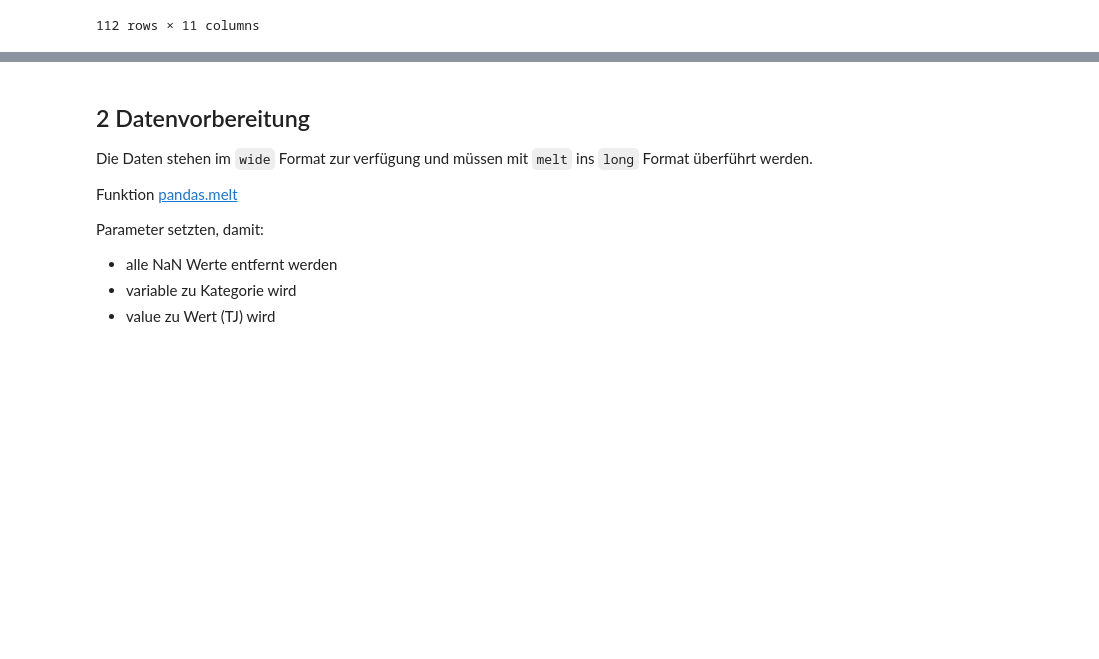
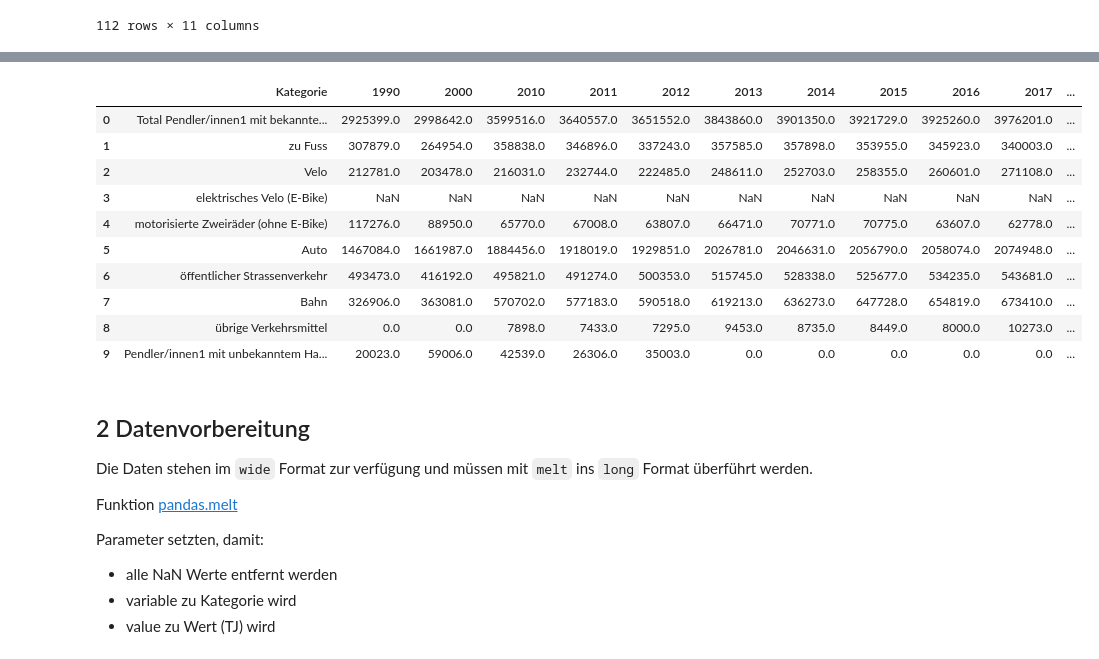
Before and after one commit to marco-weber/BMLD-2022-Informatik-Leistungsnachweis, a Jupyter notebook: Leistungsnachweisname_FilipaWeber_AnnaHasenfratz_EnyaJossen.ipynb, the cells around one changed output, grey strips where cells are left out. Saved outputs shown, nothing was run; the diff lists cells and outputs as text; code cells hidden in the pictures; blank space fills up the shorter version.

```diff
--- a/Leistungsnachweisname_FilipaWeber_AnnaHasenfratz_EnyaJossen.ipynb
+++ b/Leistungsnachweisname_FilipaWeber_AnnaHasenfratz_EnyaJossen.ipynb
@@ -68,3 +82,18 @@ df
+# %%
+df_transport = pandas.read_csv('Erwerbstätige Pendler nach Hauptverkehrsmitteln_clean.csv', engine='python', header=6, skipfooter=23, na_values='...')
+df_transport
+# %% [output]
+|  | Kategorie | 1990 | 2000 | 2010 | 2011 | 2012 | 2013 | 2014 | 2015 | 2016 | 2017 | ... |
+| 0 | Total Pendler/innen1 mit bekannte... | 2925399.0 | 2998642.0 | 3599516.0 | 3640557.0 | 3651552.0 | 3843860.0 | 3901350.0 | 3921729.0 | 3925260.0 | 3976201.0 | ... |
+| 1 | zu Fuss | 307879.0 | 264954.0 | 358838.0 | 346896.0 | 337243.0 | 357585.0 | 357898.0 | 353955.0 | 345923.0 | 340003.0 | ... |
+| 2 | Velo | 212781.0 | 203478.0 | 216031.0 | 232744.0 | 222485.0 | 248611.0 | 252703.0 | 258355.0 | 260601.0 | 271108.0 | ... |
+| 3 | elektrisches Velo (E-Bike) | NaN | NaN | NaN | NaN | NaN | NaN | NaN | NaN | NaN | NaN | ... |
+| 4 | motorisierte Zweiräder (ohne E-Bike) | 117276.0 | 88950.0 | 65770.0 | 67008.0 | 63807.0 | 66471.0 | 70771.0 | 70775.0 | 63607.0 | 62778.0 | ... |
+| 5 | Auto | 1467084.0 | 1661987.0 | 1884456.0 | 1918019.0 | 1929851.0 | 2026781.0 | 2046631.0 | 2056790.0 | 2058074.0 | 2074948.0 | ... |
+| 6 | öffentlicher Strassenverkehr | 493473.0 | 416192.0 | 495821.0 | 491274.0 | 500353.0 | 515745.0 | 528338.0 | 525677.0 | 534235.0 | 543681.0 | ... |
+| 7 | Bahn | 326906.0 | 363081.0 | 570702.0 | 577183.0 | 590518.0 | 619213.0 | 636273.0 | 647728.0 | 654819.0 | 673410.0 | ... |
+| 8 | übrige Verkehrsmittel | 0.0 | 0.0 | 7898.0 | 7433.0 | 7295.0 | 9453.0 | 8735.0 | 8449.0 | 8000.0 | 10273.0 | ... |
+| 9 | Pendler/innen1 mit unbekanntem Ha... | 20023.0 | 59006.0 | 42539.0 | 26306.0 | 35003.0 | 0.0 | 0.0 | 0.0 | 0.0 | 0.0 | ... |
 # %% [markdown]
 ## 2 Datenvorbereitung
 Die Daten stehen im `wide` Format zur verfügung und müssen mit `melt` ins `long` Format überführt werden.
```
Also changed, not shown: parts of 9 cells of this notebook.
